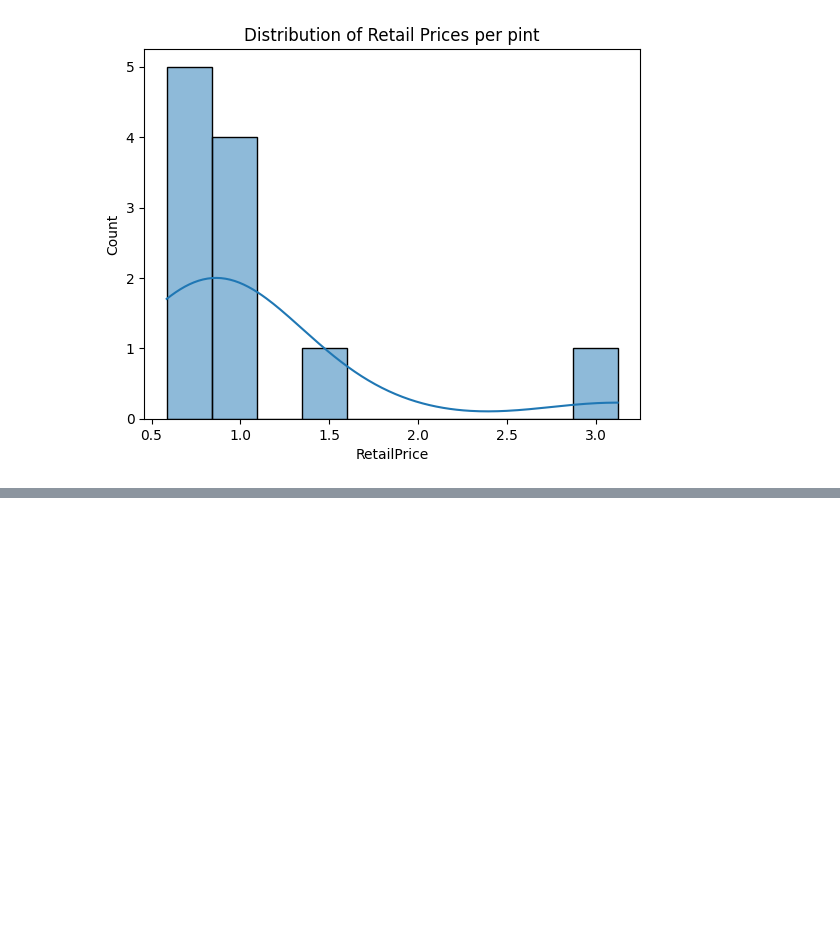
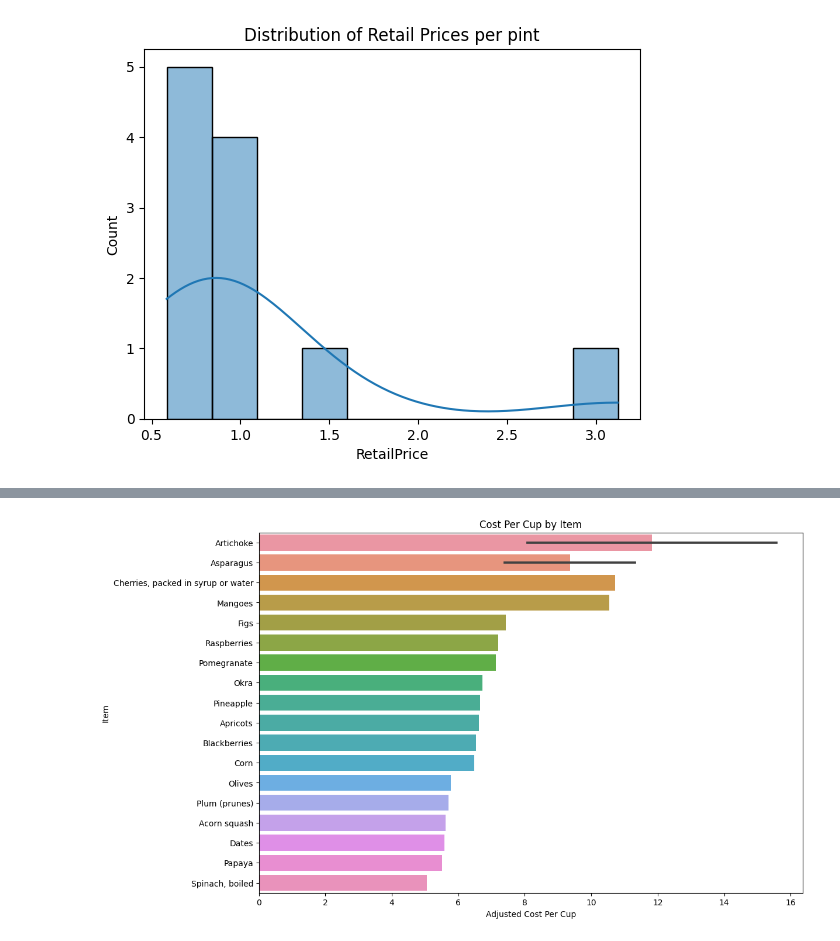
Before and after one commit to OmarEmad313/Data-Analysis-Projects, a Jupyter notebook: pandas-application-on-fruits-and-vegetables.ipynb, the cells around one changed output, grey strips where cells are left out. Saved outputs shown, nothing was run; the diff lists cells and outputs as text; code cells hidden in the pictures; blank space fills up the shorter version.

```diff
--- a/pandas-application-on-fruits-and-vegetables.ipynb
+++ b/pandas-application-on-fruits-and-vegetables.ipynb
@@ -165,0 +201,2 @@ plt.tight_layout()
+# %%
+df['AdjustedCostPerCup'] = df['CupEquivalentPrice'] / (df['Yield'] * df['CupEquivalentSize'])
@@ -165,0 +244,16 @@ plt.tight_layout()
+# %%
+sorted_df = df.sort_values(by='AdjustedCostPerCup', ascending=False).head(20)
+
+# Create the bar plot
+plt.figure(figsize=(12, 8))  # Set the figure size
+sns.barplot(x='AdjustedCostPerCup', y='Item', data=sorted_df)
+
+# Adding titles and labels
+plt.title('Cost Per Cup by Item')
+plt.xlabel('Adjusted Cost Per Cup')
+plt.ylabel('Item')
+
+# Show the plot
+plt.show()
+# %% [output]
+[figure, added]
```
Also changed, not shown: parts of 16 cells of this notebook.
